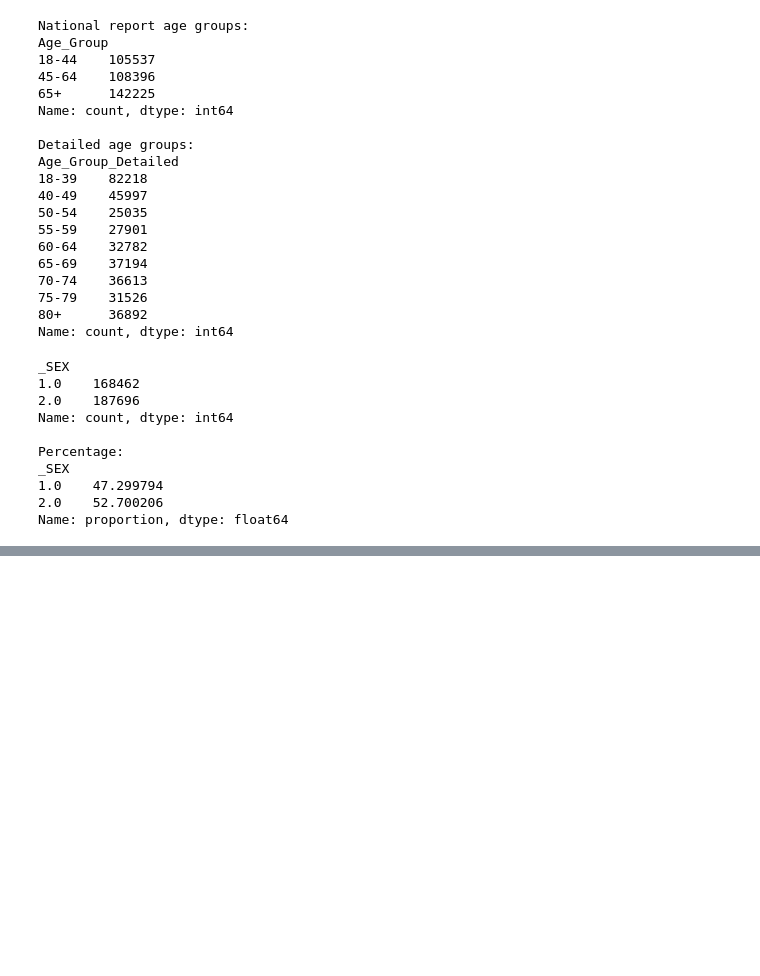
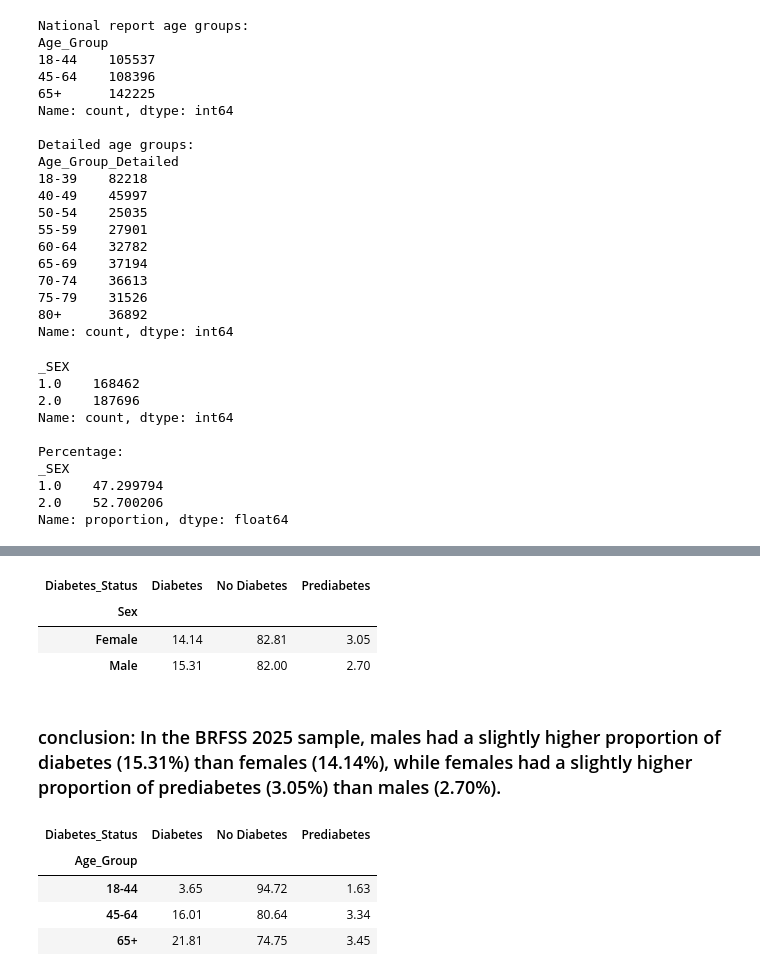
Before and after one commit to fujisoftboy2009/F26_4495_S2_LiqinS, a Jupyter notebook: Implementation/DiabetesAnalysis.ipynb, the cells around one changed output, grey strips where cells are left out. Saved outputs shown, nothing was run; the diff lists cells and outputs as text; code cells hidden in the pictures; blank space fills up the shorter version.

```diff
--- a/Implementation/DiabetesAnalysis.ipynb
+++ b/Implementation/DiabetesAnalysis.ipynb
@@ -262,0 +292,31 @@ Name: proportion, dtype: float64
+# %%
+# Compare diabetes status by sex
+sex_diabetes = pd.crosstab(
+    df['Sex'],
+    df['Diabetes_Status'],
+    normalize='index'
+) * 100
+
+display(sex_diabetes.round(2))
+# %% [output]
+| Diabetes_Status | Diabetes | No Diabetes | Prediabetes |
+| Sex |  |  |  |
+| Female | 14.14 | 82.81 | 3.05 |
+| Male | 15.31 | 82.00 | 2.70 |
+# %% [markdown]
+### conclusion: In the BRFSS 2025 sample, males had a slightly higher proportion of diabetes (15.31%) than females (14.14%), while females had a slightly higher proportion of prediabetes (3.05%) than males (2.70%).
+# %%
+# Compare diabetes status by National Report age groups
+age_diabetes_national = pd.crosstab(
+    df['Age_Group'],
+    df['Diabetes_Status'],
+    normalize='index'
+) * 100
+
+display(age_diabetes_national.round(2))
+# %% [output]
+| Diabetes_Status | Diabetes | No Diabetes | Prediabetes |
+| Age_Group |  |  |  |
+| 18-44 | 3.65 | 94.72 | 1.63 |
+| 45-64 | 16.01 | 80.64 | 3.34 |
+| 65+ | 21.81 | 74.75 | 3.45 |
```
Also changed, not shown: parts of 6 cells of this notebook.
